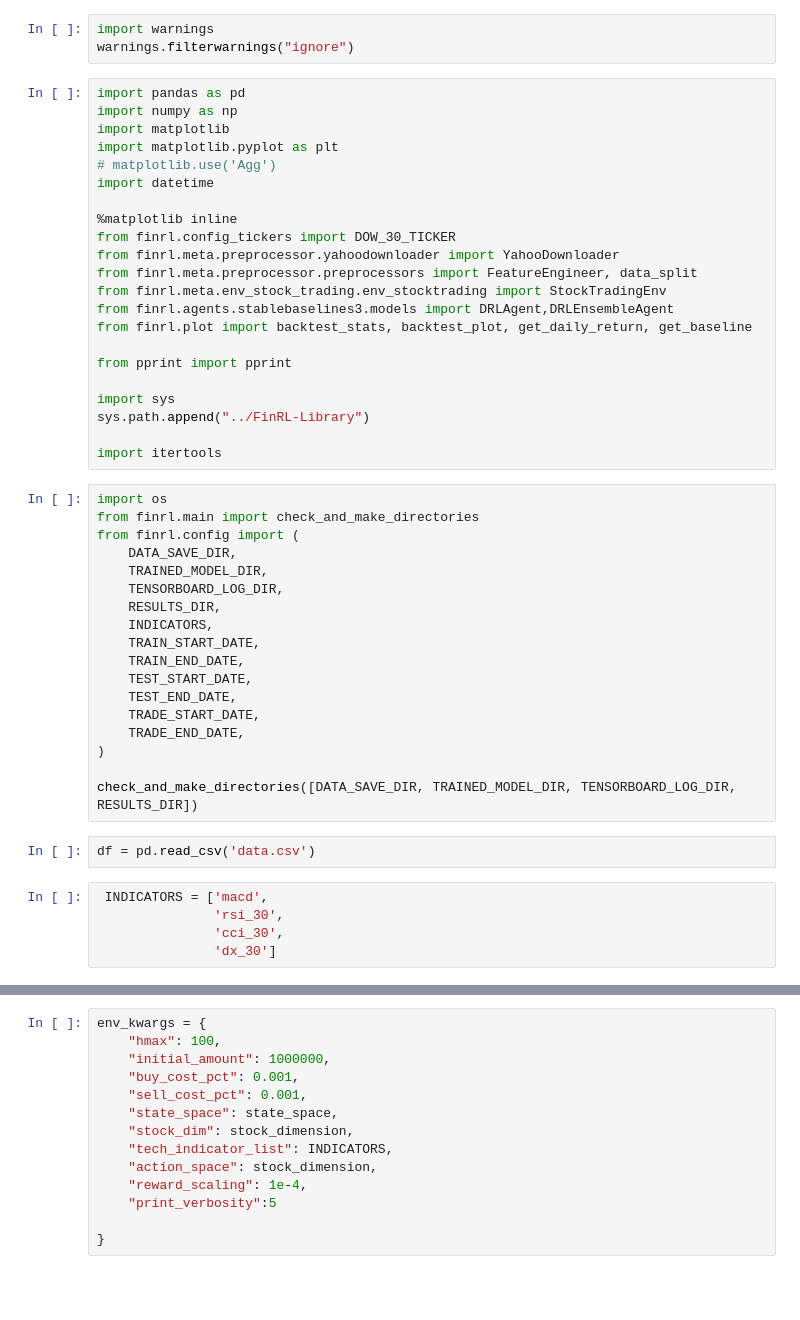
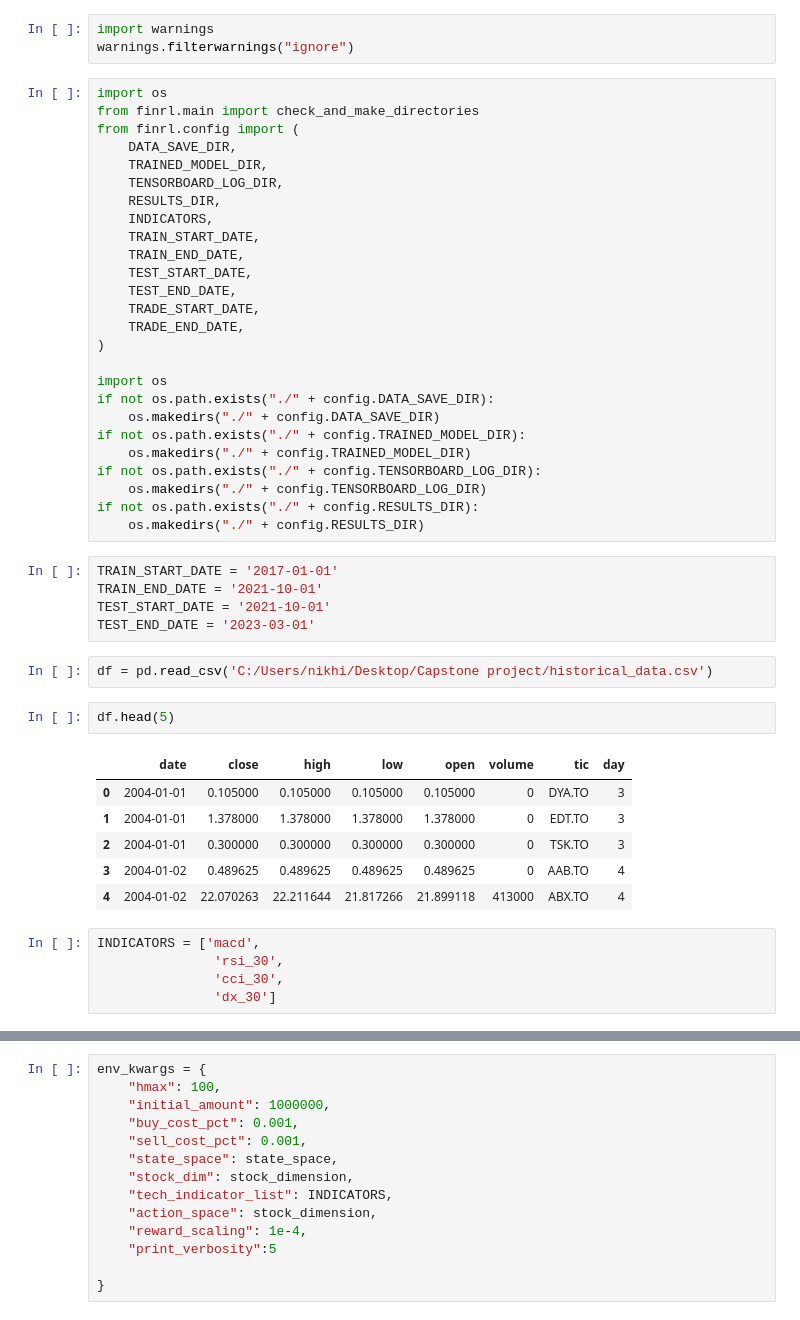
Before and after one commit to LCM-W25-3035/PortfolioAllocationRL, a Jupyter notebook: src/Soft Actor-Critic(SAC).ipynb, the cells around one changed output, grey strips where cells are left out. Drawn from its saved outputs; the diff is of its cells as text; blank space fills up the shorter version.

```diff
--- a/src/Soft Actor-Critic(SAC).ipynb
+++ b/src/Soft Actor-Critic(SAC).ipynb
@@ -28,28 +78,6 @@ Successfully installed Cython-3.0.12 MarkupSafe-3.0.2 PyYAML-6.0.1 SQLAlchemy-2.
 # %%
 import warnings
 warnings.filterwarnings("ignore")
-# %%
-import pandas as pd
-import numpy as np
-import matplotlib
-import matplotlib.pyplot as plt
-# matplotlib.use('Agg')
-import datetime
-
-%matplotlib inline
-from finrl.config_tickers import DOW_30_TICKER
-from finrl.meta.preprocessor.yahoodownloader import YahooDownloader
-from finrl.meta.preprocessor.preprocessors import FeatureEngineer, data_split
-from finrl.meta.env_stock_trading.env_stocktrading import StockTradingEnv
-from finrl.agents.stablebaselines3.models import DRLAgent,DRLEnsembleAgent
-from finrl.plot import backtest_stats, backtest_plot, get_daily_return, get_baseline
-
-from pprint import pprint
-
-import sys
-sys.path.append("../FinRL-Library")
-
-import itertools
 # %%
 import os
 from finrl.main import check_and_make_directories
@@ -67,11 +95,33 @@ from finrl.config import (
     TRADE_END_DATE,
 )
 
-check_and_make_directories([DATA_SAVE_DIR, TRAINED_MODEL_DIR, TENSORBOARD_LOG_DIR, RESULTS_DIR])
+import os
+if not os.path.exists("./" + config.DATA_SAVE_DIR):
+    os.makedirs("./" + config.DATA_SAVE_DIR)
+if not os.path.exists("./" + config.TRAINED_MODEL_DIR):
+    os.makedirs("./" + config.TRAINED_MODEL_DIR)
+if not os.path.exists("./" + config.TENSORBOARD_LOG_DIR):
+    os.makedirs("./" + config.TENSORBOARD_LOG_DIR)
+if not os.path.exists("./" + config.RESULTS_DIR):
+    os.makedirs("./" + config.RESULTS_DIR)
+# %%
+TRAIN_START_DATE = '2017-01-01'
+TRAIN_END_DATE = '2021-10-01'
+TEST_START_DATE = '2021-10-01'
+TEST_END_DATE = '2023-03-01'
 # %%
-df = pd.read_csv('data.csv')
+df = pd.read_csv('C:/Users/nikhi/Desktop/Capstone project/historical_data.csv')
+# %%
+df.head(5)
+# %% [output]
+|  | date | close | high | low | open | volume | tic | day |
+| 0 | 2004-01-01 | 0.105000 | 0.105000 | 0.105000 | 0.105000 | 0 | DYA.TO | 3 |
+| 1 | 2004-01-01 | 1.378000 | 1.378000 | 1.378000 | 1.378000 | 0 | EDT.TO | 3 |
+| 2 | 2004-01-01 | 0.300000 | 0.300000 | 0.300000 | 0.300000 | 0 | TSK.TO | 3 |
+| 3 | 2004-01-02 | 0.489625 | 0.489625 | 0.489625 | 0.489625 | 0 | AAB.TO | 4 |
+| 4 | 2004-01-02 | 22.070263 | 22.211644 | 21.817266 | 21.899118 | 413000 | ABX.TO | 4 |
 # %%
- INDICATORS = ['macd',
+INDICATORS = ['macd',
                'rsi_30',
                'cci_30',
                'dx_30']
```
Also changed, not shown: parts of 50 cells of this notebook, 1 other file.
